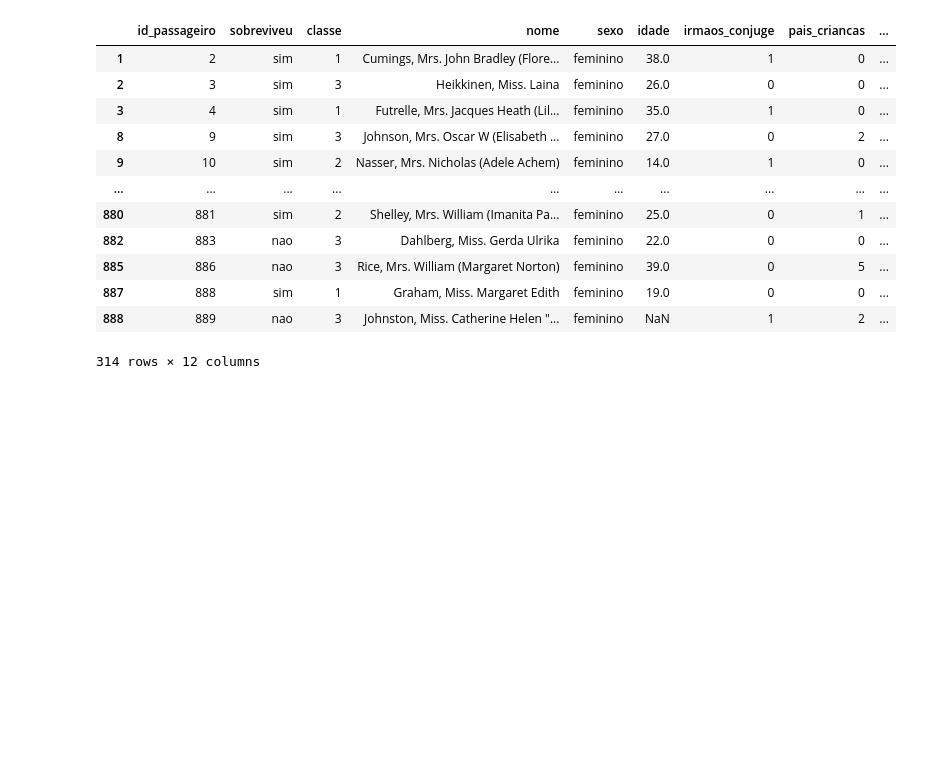
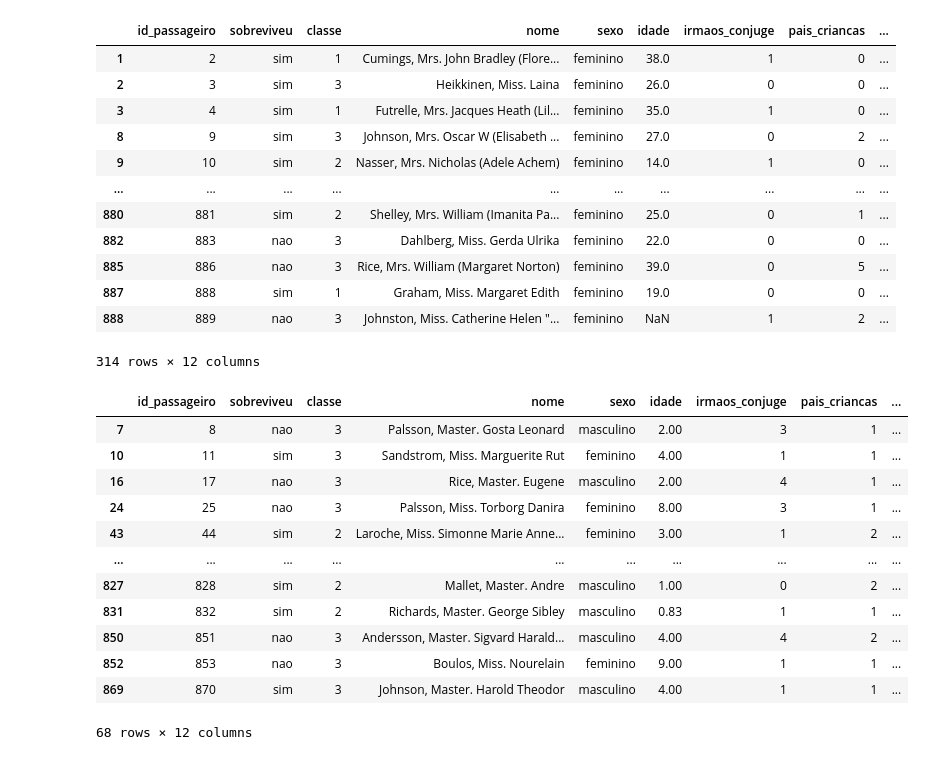
Before and after one commit to mgcid/intro_python_verao_ime_2023, a Jupyter notebook: exercicios/exercicio02.ipynb, the cells around one changed output. Saved outputs shown, nothing was run; the diff lists cells and outputs as text; code cells hidden in the pictures; blank space fills up the shorter version.

```diff
--- a/exercicios/exercicio02.ipynb
+++ b/exercicios/exercicio02.ipynb
@@ -78,0 +77,17 @@ Crie um objeto chamado **criancas_cherbourg** que seleciona as crianças com men
+# %%
+criancas_cherbourg = df.copy()
+criancas_cherbourg.loc[criancas_cherbourg['idade'] < 12]
+# %% [output]
+|  | id_passageiro | sobreviveu | classe | nome | sexo | idade | irmaos_conjuge | pais_criancas | ... |
+| 7 | 8 | nao | 3 | Palsson, Master. Gosta Leonard | masculino | 2.00 | 3 | 1 | ... |
+| 10 | 11 | sim | 3 | Sandstrom, Miss. Marguerite Rut | feminino | 4.00 | 1 | 1 | ... |
+| 16 | 17 | nao | 3 | Rice, Master. Eugene | masculino | 2.00 | 4 | 1 | ... |
+| 24 | 25 | nao | 3 | Palsson, Miss. Torborg Danira | feminino | 8.00 | 3 | 1 | ... |
+| 43 | 44 | sim | 2 | Laroche, Miss. Simonne Marie Anne... | feminino | 3.00 | 1 | 2 | ... |
+| ... | ... | ... | ... | ... | ... | ... | ... | ... | ... |
+| 827 | 828 | sim | 2 | Mallet, Master. Andre | masculino | 1.00 | 0 | 2 | ... |
+| 831 | 832 | sim | 2 | Richards, Master. George Sibley | masculino | 0.83 | 1 | 1 | ... |
+| 850 | 851 | nao | 3 | Andersson, Master. Sigvard Harald... | masculino | 4.00 | 4 | 2 | ... |
+| 852 | 853 | nao | 3 | Boulos, Miss. Nourelain | feminino | 9.00 | 1 | 1 | ... |
+| 869 | 870 | sim | 3 | Johnson, Master. Harold Theodor | masculino | 4.00 | 1 | 1 | ... |
+68 rows × 12 columns
```
Also changed, not shown: parts of 2 cells of this notebook.
